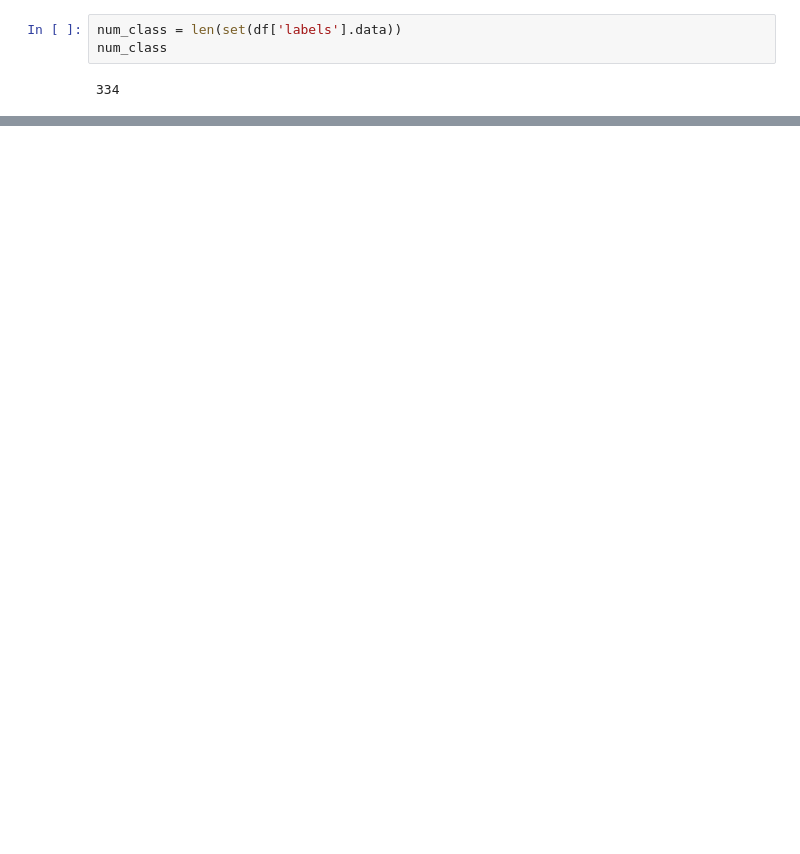
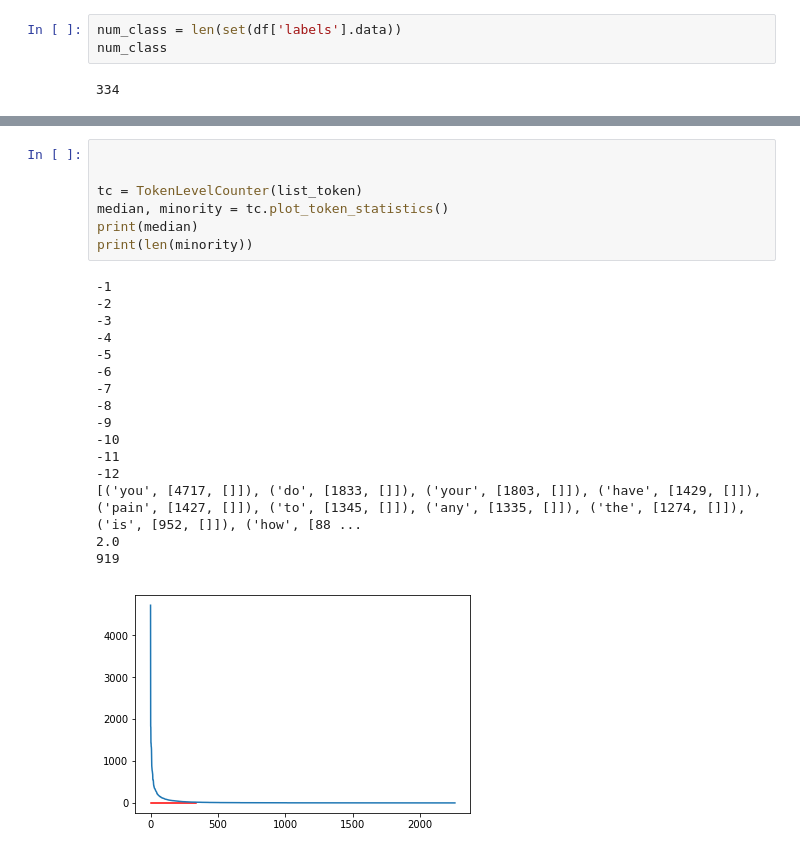
Before and after one commit to QiS9596/vp-cnn, a Jupyter notebook: vpcnn/statistics_new_dataset.ipynb, the cells around one changed output, grey strips where cells are left out. Saved outputs shown, nothing was run; the diff lists cells and outputs as text; blank space fills up the shorter version.

```diff
--- a/vpcnn/statistics_new_dataset.ipynb
+++ b/vpcnn/statistics_new_dataset.ipynb
@@ -100,0 +220,24 @@ print(df.shape)
+# %%
+
+
+tc = TokenLevelCounter(list_token)
+median, minority = tc.plot_token_statistics()
+print(median)
+print(len(minority))
+# %% [output]
+-1
+-2
+-3
+-4
+-5
+-6
+-7
+-8
+-9
+-10
+-11
+-12
+[('you', [4717, []]), ('do', [1833, []]), ('your', [1803, []]), ('have', [1429, []]), ('pain', [1427, []]), ('to', [1345, []]), ('any', [1335, []]), ('the', [1274, []]), ('is', [952, []]), ('how', [88 ...
+2.0
+919
+[figure, added]
```
Also changed, not shown: parts of 16 cells of this notebook, 1 other file.
